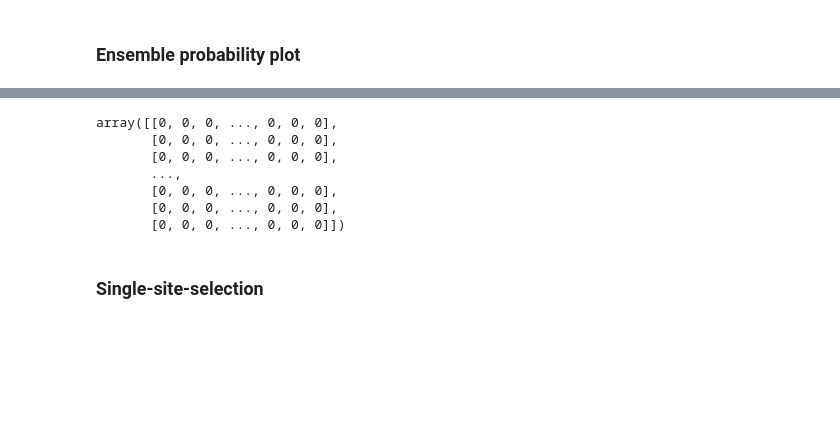
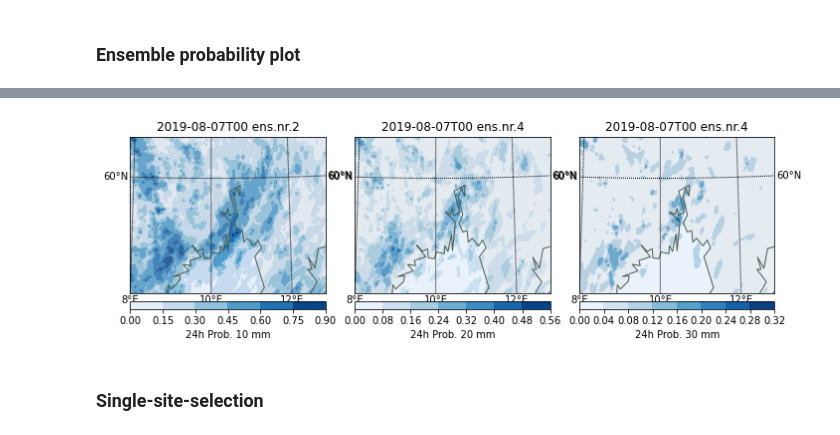
Before and after one commit to eirikngard/GEO4902, a Jupyter notebook: Precipitation_exercise.ipynb, the cells around one changed output, grey strips where cells are left out. Cells and saved outputs as stored; diff of their text form; code cells hidden in the pictures; blank space fills up the shorter version.

```diff
--- a/Precipitation_exercise.ipynb
+++ b/Precipitation_exercise.ipynb
@@ -220,7 +185,0 @@ for i in range(len(members)):
-# %%
-count = []
-for i in ensemble:
-  a = np.where(i>2,1,0)
-  count.append(a)
-asum = sum(count)
-asum
@@ -251,13 +186,58 @@ array([[0.        , 0.        , 0.        , ..., 0.        , 0.        ,
-# %%
-np.where(ensemble[2]>1,1,0)
-# %% [output]
-array([[0, 0, 0, ..., 0, 0, 0],
-       [0, 0, 0, ..., 0, 0, 0],
-       [0, 0, 0, ..., 0, 0, 0],
-       ...,
-       [0, 0, 0, ..., 0, 0, 0],
-       [0, 0, 0, ..., 0, 0, 0],
-       [0, 0, 0, ..., 0, 0, 0]])
+# %%
+a = []; b = []; c = [];
+for i in range(10):
+  count = f.precipitation_amount_acc[24,mlevel,i,:,:]
+  p10 = np.where(count>10,1,0)
+  p20 = np.where(count>20,1,0)
+  p30 = np.where(count>30,1,0)
+  a.append(p10)
+  b.append(p20)
+  c.append(p30)
+prob10 = sum(a)/10
+prob20 = sum(b)/10
+prob30 = sum(c)/10
+# %%
+fig = plt.figure(figsize=(10,10)) #11.7
+fig.tight_layout()
+gs = gridspec.GridSpec(1,3)
+plt.subplots_adjust(left=0.05, right=0.95, top=0.90, bottom=0.05, wspace=0.15, hspace=0.05)
+ax = plt.subplot(111)
+m = Basemap(projection='stere',
+            boundinglat=60, lon_0=10, lat_0=60.4,
+            resolution='l',
+            llcrnrlat= 58.5, urcrnrlat=60.5, llcrnrlon=8.0, urcrnrlon=13.0)
+
+ax = plt.subplot(gs[0],aspect='equal')
+m.drawcoastlines(color='#4D5D53'); m.fillcontinents(alpha=0.2)
+parallels = np.arange(0.,90,2); m.drawparallels(parallels,labels=[1,1,1,0],fontsize=10)
+meridians = np.arange(0.,360.,2); m.drawmeridians(meridians,labels=[0,0,0,1],latmax=80,fontsize=10)
+x, y = m(np.array(f.longitude),np.array(f.latitude))               # compute map proj coordinates.
+cs=m.contourf(x,y,np.array(prob10),cmap=plt.cm.Blues,extemd='max')
+plt.title (np.datetime_as_string(f.time[timestep_1],unit='h')+" ens.nr."+str(memb1))
+cbar = m.colorbar(cs,location='bottom',pad="5%")
+cbar.set_label('24h Prob. 10 mm')
+
+ax = plt.subplot(gs[1],aspect='equal')
+m.drawcoastlines(color='#4D5D53'); m.fillcontinents(alpha=0.2)
+parallels = np.arange(0.,90,2); m.drawparallels(parallels,labels=[1,1,1,0],fontsize=10)
+meridians = np.arange(0.,360.,2); m.drawmeridians(meridians,labels=[0,0,0,1],latmax=80,fontsize=10)
+x, y = m(np.array(f.longitude),np.array(f.latitude))               # compute map proj coordinates.
+cs=m.contourf(x,y,np.array(prob20),cmap=plt.cm.Blues,extemd='max')
+plt.title (np.datetime_as_string(f.time[timestep_1],unit='h')+" ens.nr."+str(memb2))
+cbar = m.colorbar(cs,location='bottom',pad="5%")
+cbar.set_label('24h Prob. 20 mm')
+
+ax = plt.subplot(gs[2],aspect='equal')
+m.drawcoastlines(color='#4D5D53'); m.fillcontinents(alpha=0.2)
+parallels = np.arange(0.,90,2); m.drawparallels(parallels,labels=[1,1,1,0],fontsize=10)
+meridians = np.arange(0.,360.,2); m.drawmeridians(meridians,labels=[0,0,0,1],latmax=80,fontsize=10)
+x, y = m(np.array(f.longitude),np.array(f.latitude))               # compute map proj coordinates.
+cs=m.contourf(x,y,np.array(prob30),cmap=plt.cm.Blues,extemd='max')
+plt.title (np.datetime_as_string(f.time[timestep_1],unit='h')+" ens.nr."+str(memb2))
+cbar = m.colorbar(cs,location='bottom',pad="5%")
+cbar.set_label('24h Prob. 30 mm')
+# %% [output]
+[figure, added]
 # %% [markdown]
 ### Single-site-selection
 # %%
```
Also changed, not shown: parts of 21 cells of this notebook.
